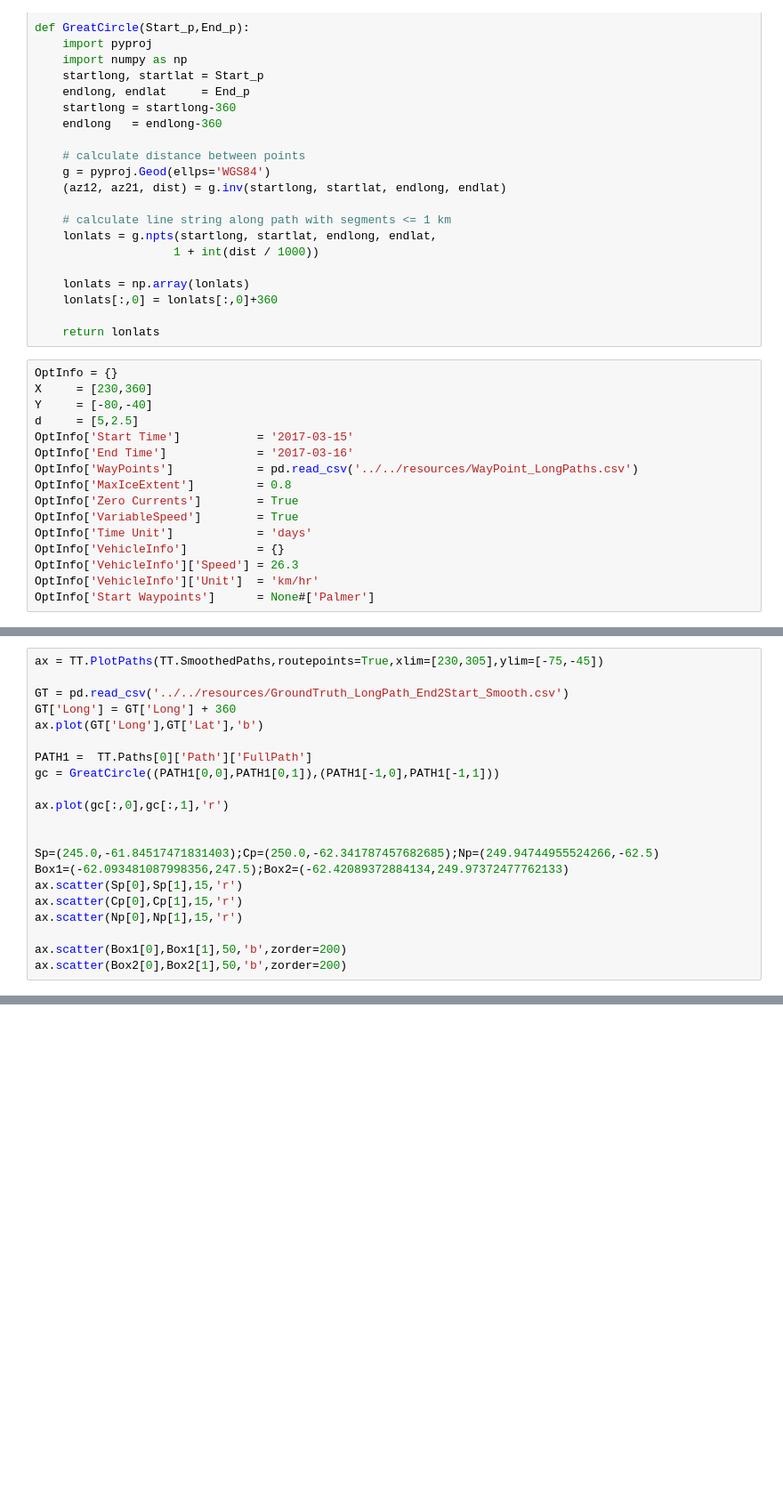
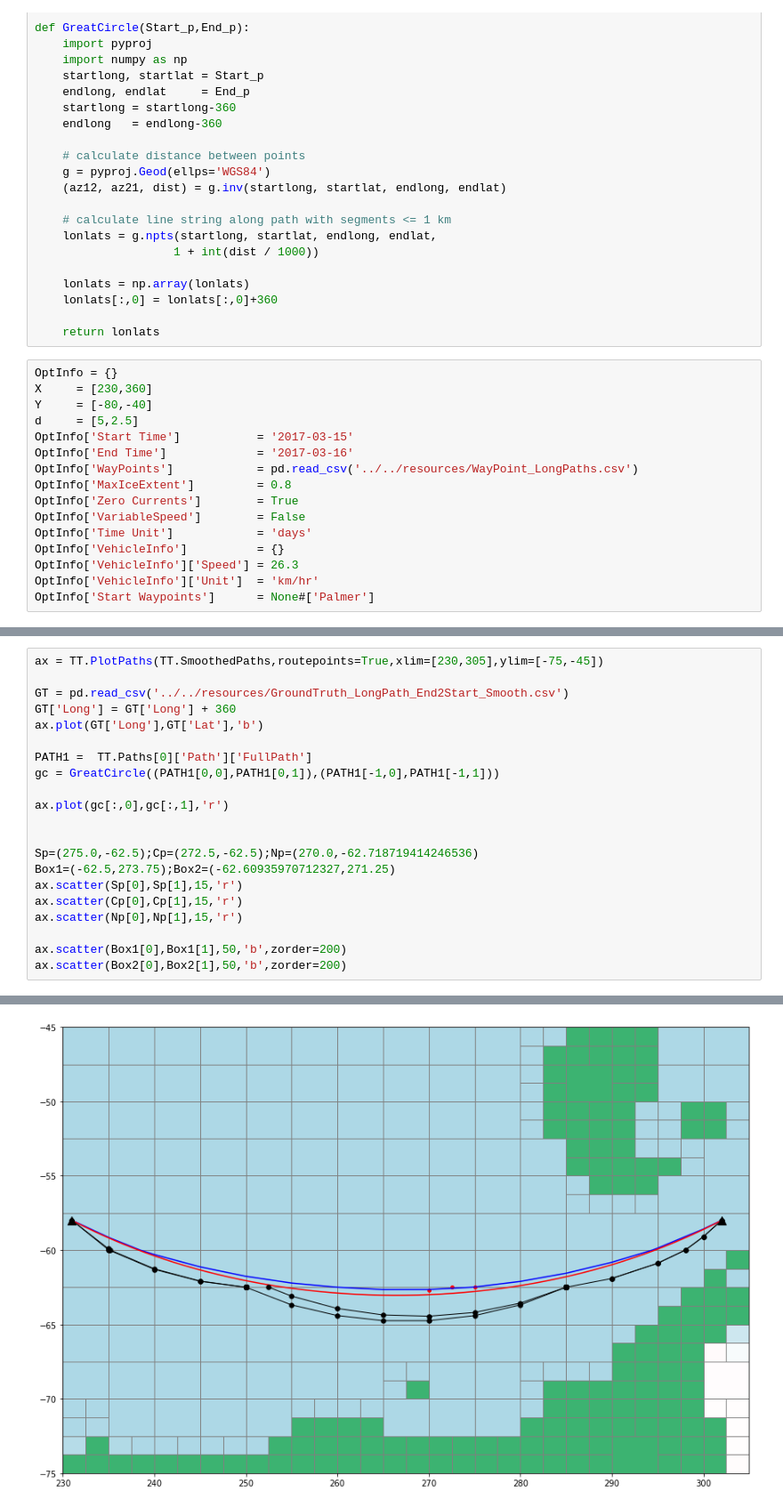
Before and after one commit to antarctica/PolarRoute, a Jupyter notebook: Examples/PathSmoothing/LongPaths.ipynb, the cells around one changed output, grey strips where cells are left out. Shown at 89% size. Saved outputs shown, nothing was run; the diff lists cells and outputs as text; blank space fills up the shorter version.

```diff
--- a/Examples/PathSmoothing/LongPaths.ipynb
+++ b/Examples/PathSmoothing/LongPaths.ipynb
@@ -34,7 +34,7 @@ OptInfo['End Time']             = '2017-03-16'
 OptInfo['WayPoints']            = pd.read_csv('../../resources/WayPoint_LongPaths.csv')
 OptInfo['MaxIceExtent']         = 0.8
 OptInfo['Zero Currents']        = True
-OptInfo['VariableSpeed']        = True
+OptInfo['VariableSpeed']        = False
 OptInfo['Time Unit']            = 'days'
 OptInfo['VehicleInfo']          = {}
 OptInfo['VehicleInfo']['Speed'] = 26.3
@@ -68,11 +80,12 @@ gc = GreatCircle((PATH1[0,0],PATH1[0,1]),(PATH1[-1,0],PATH1[-1,1]))
 ax.plot(gc[:,0],gc[:,1],'r')
 
 
-Sp=(245.0,-61.84517471831403);Cp=(250.0,-62.341787457682685);Np=(249.94744955524266,-62.5)
-Box1=(-62.093481087998356,247.5);Box2=(-62.42089372884134,249.97372477762133)
+Sp=(275.0,-62.5);Cp=(272.5,-62.5);Np=(270.0,-62.718719414246536)
+Box1=(-62.5,273.75);Box2=(-62.60935970712327,271.25)
 ax.scatter(Sp[0],Sp[1],15,'r')
 ax.scatter(Cp[0],Cp[1],15,'r')
 ax.scatter(Np[0],Np[1],15,'r')
 
 ax.scatter(Box1[0],Box1[1],50,'b',zorder=200)
 ax.scatter(Box2[0],Box2[1],50,'b',zorder=200)
+# %% [output]
@@ -79,3 +93,4 @@ ax.scatter(Box2[0],Box2[1],50,'b',zorder=200)
+[figure, added]
 # %%
 pts = TT.Paths[0]['Path']['FullPath']
 pts[:,0] = pts[:,0]-360
```
Also changed, not shown: parts of 4 cells of this notebook, 8 other files.
